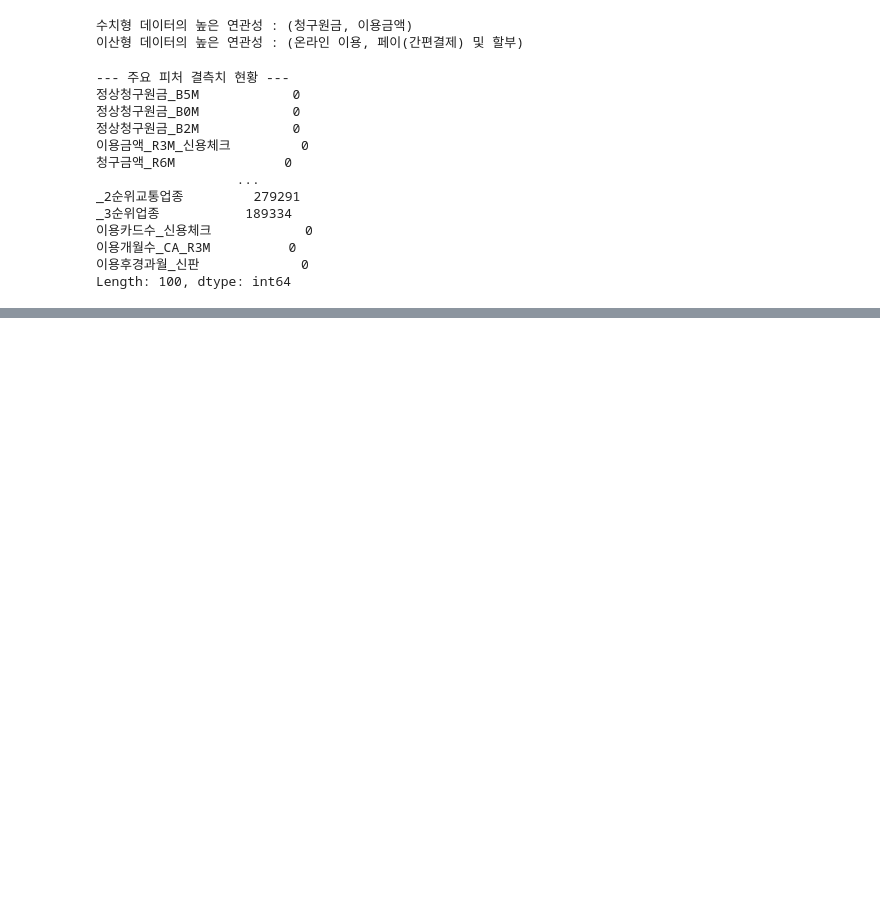
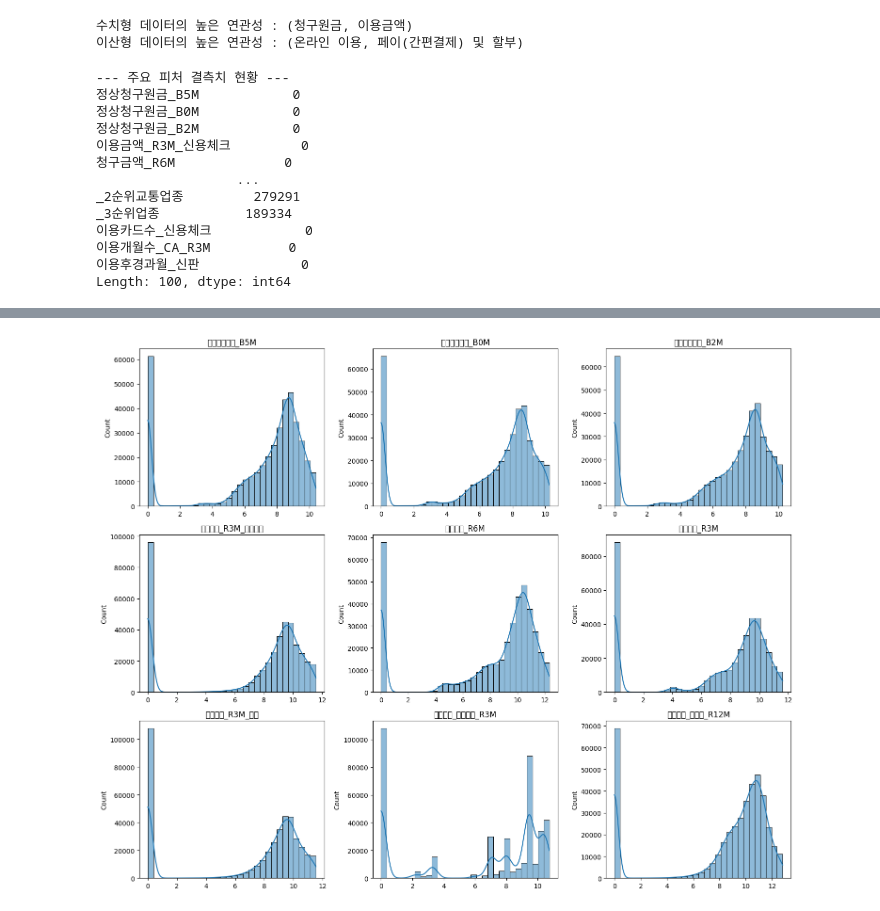
Before and after one commit to msssggg3-14/Computational-Statistics, a Jupyter notebook: submission.ipynb, the cells around one changed output, grey strips where cells are left out. Saved outputs shown, nothing was run; the diff lists cells and outputs as text; code cells hidden in the pictures; blank space fills up the shorter version.

```diff
--- a/submission.ipynb
+++ b/submission.ipynb
@@ -407,0 +429,16 @@ print(y_encoded.shape)
+# %%
+features_to_show = X[top_num_features[:9]]
+
+plt.figure(figsize=(15, 12))
+
+for i, col in enumerate(features_to_show):
+    plt.subplot(3, 3, i+1) # 3행 3열 그리드
+    # 로그 변환 전인지 후인지에 따라 모양이 다를 겁니다.
+    sns.histplot(X[col], kde=True, bins=30)
+    plt.title(col)
+    plt.xlabel('')
+
+plt.tight_layout()
+plt.show()
+# %% [output]
+[figure, added]
```
Also changed, not shown: parts of 6 cells of this notebook.
